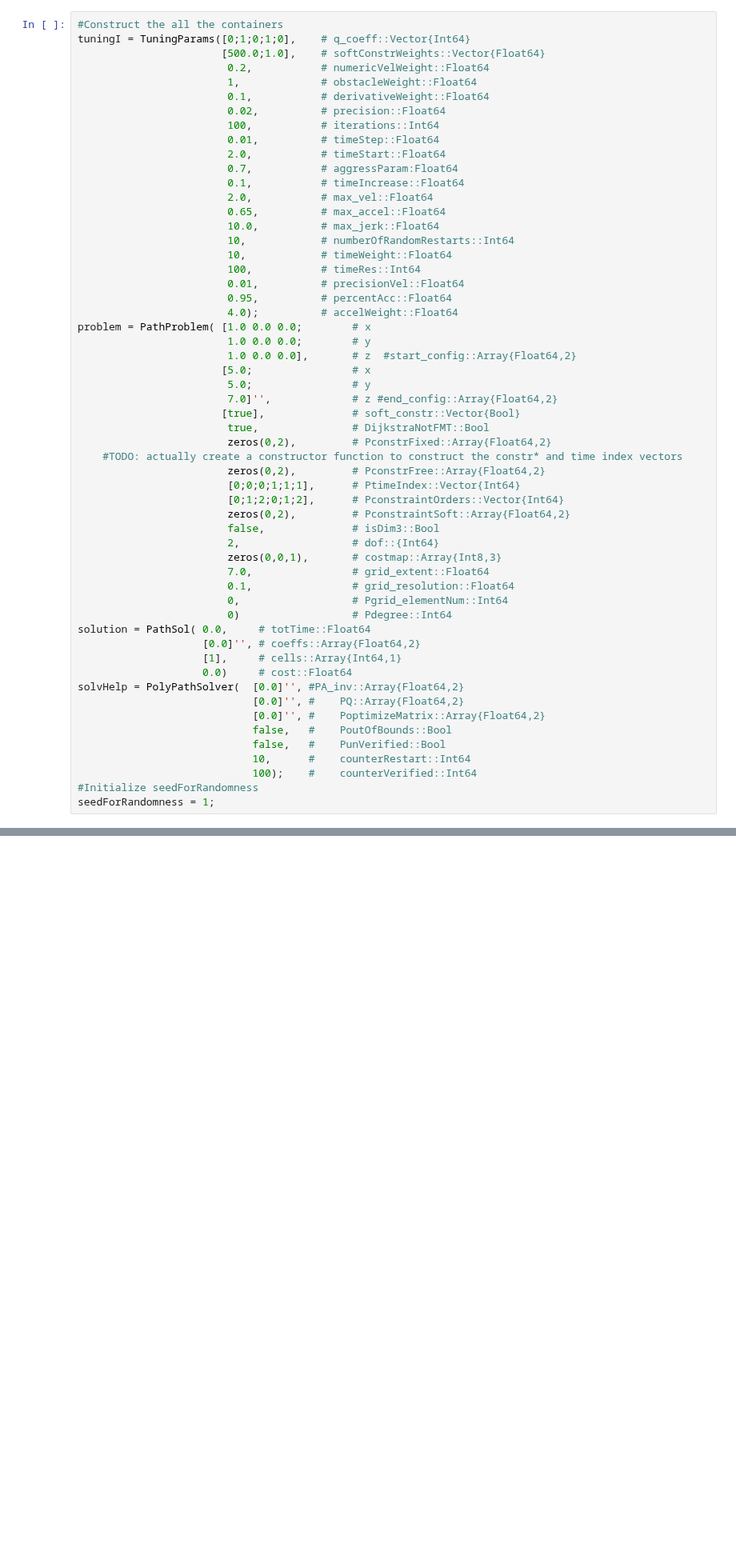
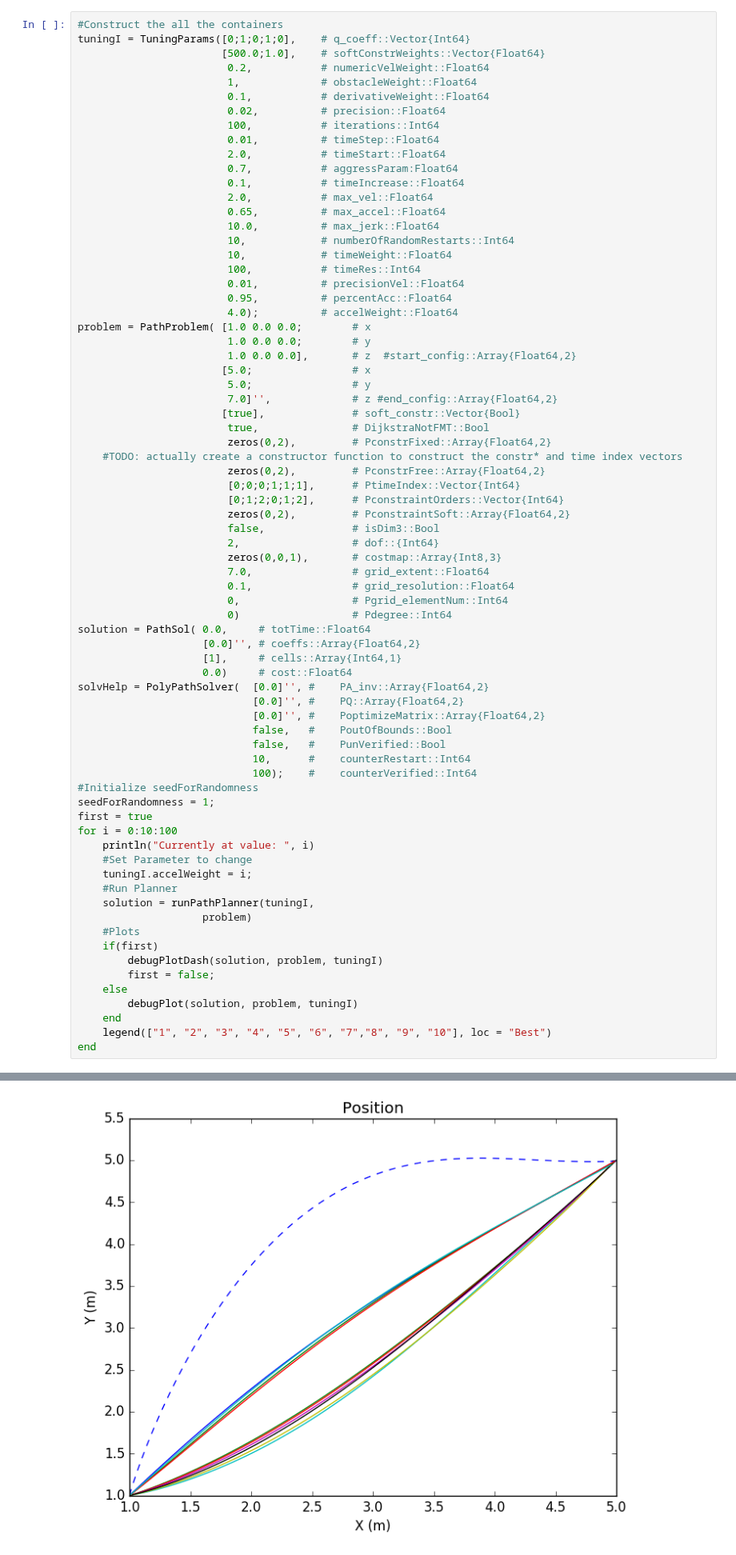
Before and after one commit to stefantj/polynomial-path-smoothing, a Jupyter notebook: TestingBestLocalPlanner.ipynb, the cells around one changed output, grey strips where cells are left out. Shown at 80% size. Saved outputs shown, nothing was run; the diff lists cells and outputs as text; blank space fills up the shorter version.

Commit message:
added a piece to run planner for multiple values and plot against each other, saddly it takes a lot of knowledge of how it works to use

```diff
--- a/TestingBestLocalPlanner.ipynb
+++ b/TestingBestLocalPlanner.ipynb
@@ -51,7 +51,7 @@ solution = PathSol( 0.0,     # totTime::Float64
                     [0.0]'', # coeffs::Array{Float64,2}
                     [1],     # cells::Array{Int64,1}
                     0.0)     # cost::Float64
-solvHelp = PolyPathSolver(  [0.0]'', #PA_inv::Array{Float64,2}
+solvHelp = PolyPathSolver(  [0.0]'', #    PA_inv::Array{Float64,2}
                             [0.0]'', #    PQ::Array{Float64,2}
                             [0.0]'', #    PoptimizeMatrix::Array{Float64,2}
                             false,   #    PoutOfBounds::Bool
@@ -60,3 +60,21 @@ solvHelp = PolyPathSolver(  [0.0]'', #PA_inv::Array{Float64,2}
                             100);    #    counterVerified::Int64
 #Initialize seedForRandomness
 seedForRandomness = 1;
+first = true
+for i = 0:10:100
+    println("Currently at value: ", i)
+    #Set Parameter to change
+    tuningI.accelWeight = i;
+    #Run Planner
+    solution = runPathPlanner(tuningI,
+                    problem)
+    #Plots
+    if(first)
+        debugPlotDash(solution, problem, tuningI)
+        first = false;
+    else
+        debugPlot(solution, problem, tuningI)
+    end
+    legend(["1", "2", "3", "4", "5", "6", "7","8", "9", "10"], loc = "Best")
+end
+# %% [output]
@@ -62,0 +98 @@ seedForRandomness = 1;
+[figure, added]
```
Also changed, not shown: parts of 2 cells of this notebook, 1 other file.
